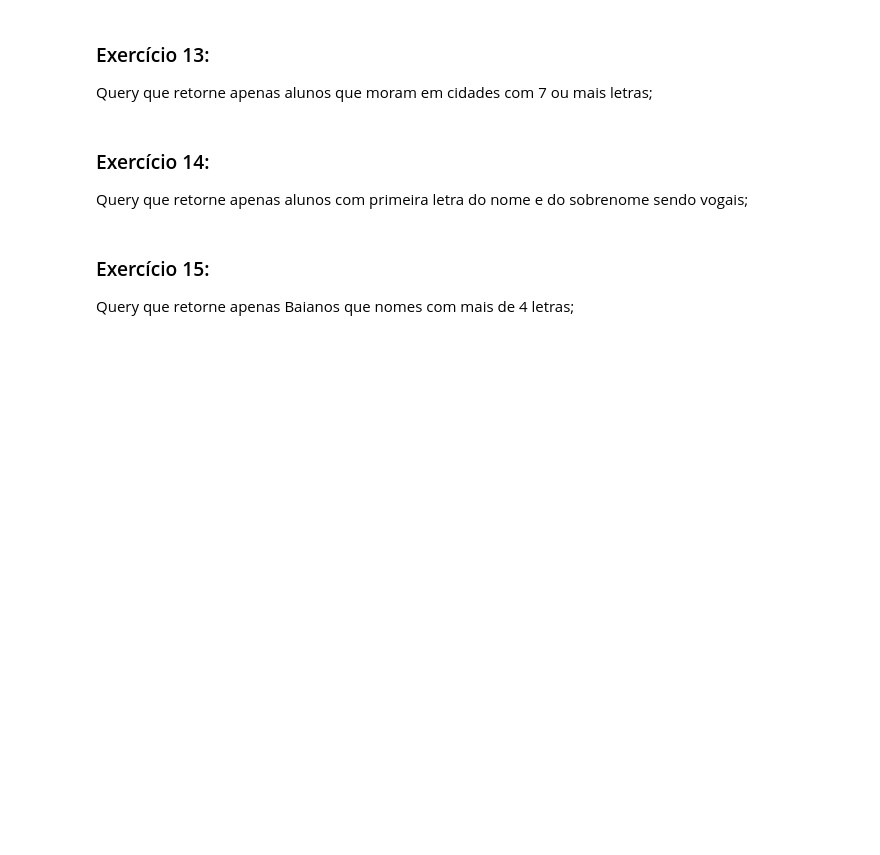
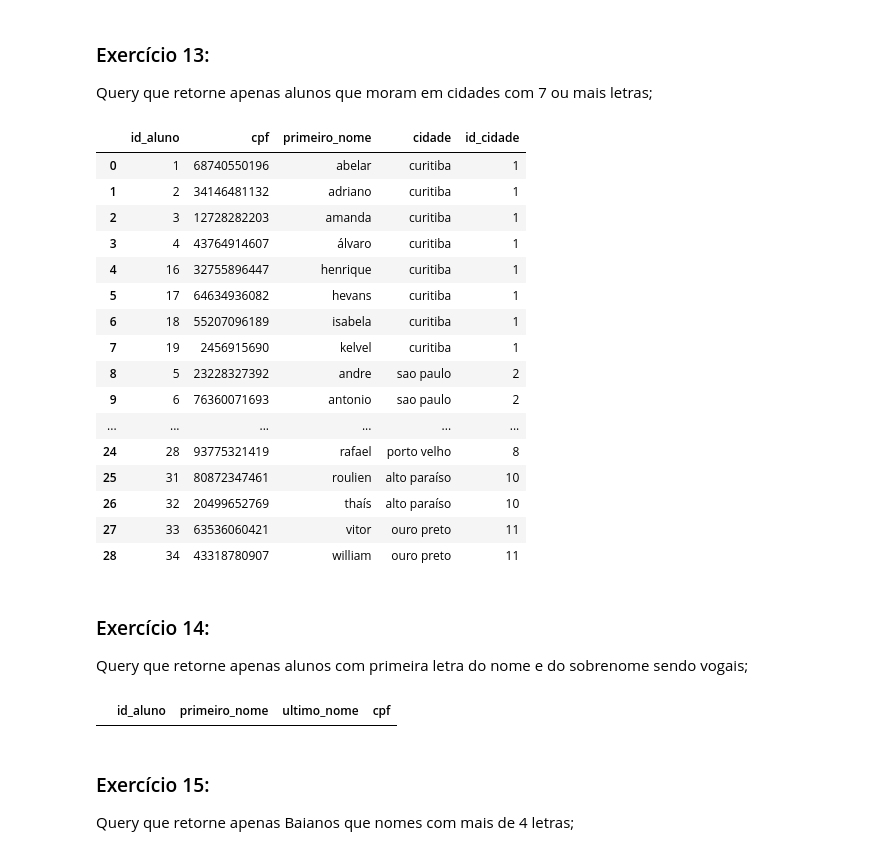
Before and after one commit to PurpleLobster31/SC-Modulo-III, a Jupyter notebook: Aula_5/aula_5.ipynb, the cells around one changed output. Drawn from its saved outputs; the diff is of its cells as text; code cells hidden in the pictures; blank space fills up the shorter version.

```diff
--- a/Aula_5/aula_5.ipynb
+++ b/Aula_5/aula_5.ipynb
@@ -619,3 +730,5 @@ Query que retorne apenas os alunos que moram em casas de 3 dígitos;
 ### Exercício 11:
 
 Query que retorne apenas as cidades com estado maiusculo;
+# %%
+cidades = pd.read_csv("base_curso/cidades.csv")
@@ -627,10 +777,48 @@ Query que retorne apenas cidades com 7 ou mais letras no nome;
 ### Exercício 13:
 
 Query que retorne apenas alunos que moram em cidades com 7 ou mais letras;
+# %%
+query = """
+    SELECT a.id_aluno, a.cpf, a.primeiro_nome, c.cidade, c.id_cidade
+    FROM alunos a INNER JOIN cidades c
+    ON a.id_cidade = c.id_cidade
+    WHERE LENGTH(c.cidade)>=7
+"""
+
+ps.sqldf(query)
+# %% [output]
+|  | id_aluno | cpf | primeiro_nome | cidade | id_cidade |
+| 0 | 1 | 68740550196 | abelar | curitiba | 1 |
+| 1 | 2 | 34146481132 | adriano | curitiba | 1 |
+| 2 | 3 | 12728282203 | amanda | curitiba | 1 |
+| 3 | 4 | 43764914607 | álvaro | curitiba | 1 |
+| 4 | 16 | 32755896447 | henrique | curitiba | 1 |
+| 5 | 17 | 64634936082 | hevans | curitiba | 1 |
+| 6 | 18 | 55207096189 | isabela | curitiba | 1 |
+| 7 | 19 | 2456915690 | kelvel | curitiba | 1 |
+| 8 | 5 | 23228327392 | andre | sao paulo | 2 |
+| 9 | 6 | 76360071693 | antonio | sao paulo | 2 |
+| ... | ... | ... | ... | ... | ... |
+| 24 | 28 | 93775321419 | rafael | porto velho | 8 |
+| 25 | 31 | 80872347461 | roulien | alto paraíso | 10 |
+| 26 | 32 | 20499652769 | thaís | alto paraíso | 10 |
+| 27 | 33 | 63536060421 | vitor | ouro preto | 11 |
+| 28 | 34 | 43318780907 | william | ouro preto | 11 |
 # %% [markdown]
 ### Exercício 14:
 
 Query que retorne apenas alunos com primeira letra do nome e do sobrenome sendo vogais;
+# %%
+query = """
+    SELECT id_aluno, primeiro_nome, ultimo_nome, cpf
+    FROM alunos
+    WHERE primeiro_nome REGEXP '^[aeiou]+$'
+    AND ultimo_nome REGEXP '^[aeiou]+$'
+"""
+
+ps.sqldf(query)
+# %% [output]
+|  | id_aluno | primeiro_nome | ultimo_nome | cpf |
 # %% [markdown]
 ### Exercício 15:
 
```
Also changed, not shown: parts of 22 cells of this notebook.
